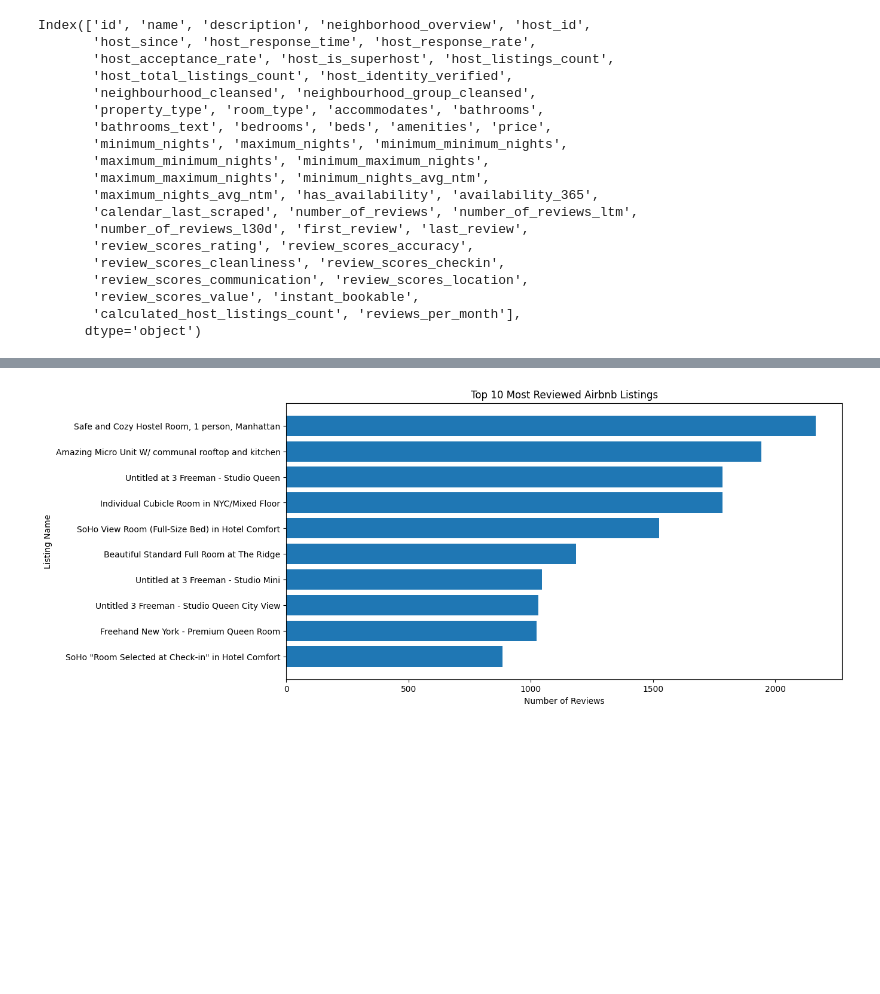
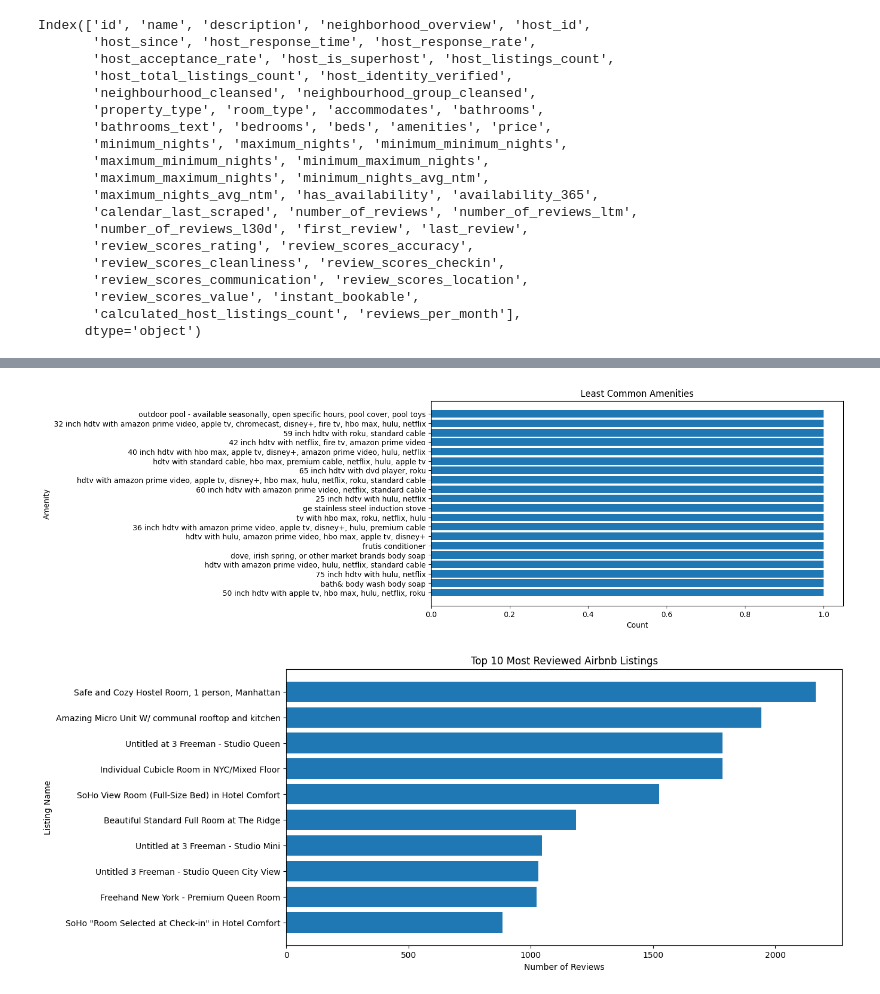
Before and after one commit to pooja-ippalapelli/milestone-II, a Jupyter notebook: data_cleaning.ipynb, the cells around one changed output, grey strips where cells are left out. Drawn from its saved outputs; the diff is of its cells as text; code cells hidden in the pictures; blank space fills up the shorter version.

```diff
--- a/data_cleaning.ipynb
+++ b/data_cleaning.ipynb
@@ -80 +97,14 @@ df['amenities']
+# %%
+amenities_df = amenities_df.sort_values(by="Count", ascending=True)
+
+# Plot the least most common amenities
+plt.figure(figsize=(10, 5))
+plt.barh(amenities_df["Amenity"][:20], amenities_df["Count"][:20])
+plt.xlabel("Count")
+plt.ylabel("Amenity")
+plt.title("Least Common Amenities")
+plt.gca().invert_yaxis()
+plt.show()
+# %% [output]
+[figure, added]
 # %%
```
Also changed, not shown: parts of 9 cells of this notebook.
